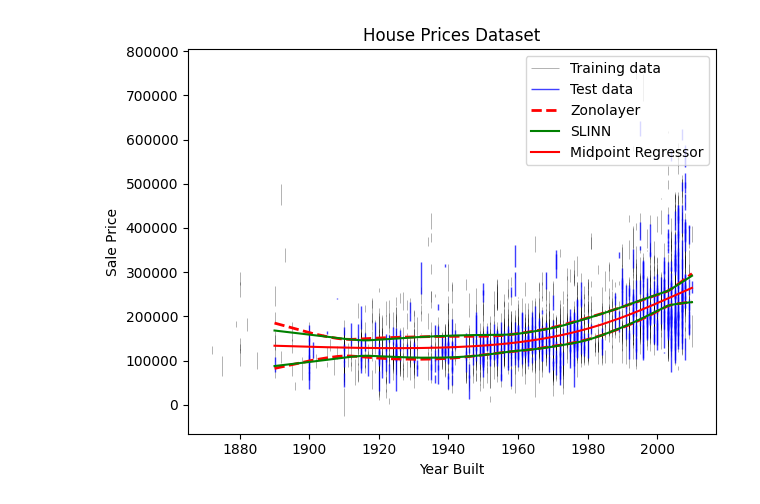
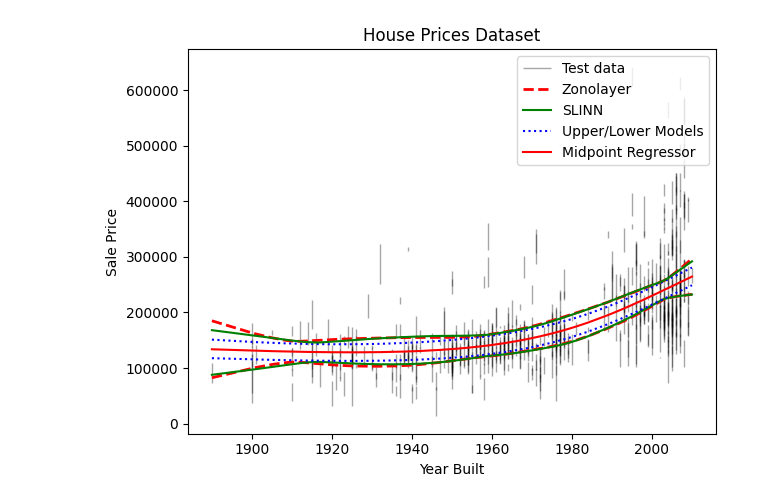
Before and after one commit to MattCodes03/Zonotopic-representations-of-imprecision-in-interval-valued-regression, a Jupyter notebook: Neural Network Regression/House_Prices.ipynb, the cells around one changed output. Saved outputs shown, nothing was run; the diff lists cells and outputs as text; code cells hidden in the pictures.

```diff
--- a/Neural Network Regression/House_Prices.ipynb
+++ b/Neural Network Regression/House_Prices.ipynb
@@ -357,15 +263,10 @@ yl_zl = np.asarray(yl_zl).squeeze()
 yu_zl = np.asarray(yu_zl).squeeze()
 midpoint_model = np.asarray(midpoint_model).squeeze()
 
-# X was standardised as:
-# X_scaled = (X - X_mean) / X_std
 
 x_train = x_train * X_std + X_mean
 x_test = x_test * X_std + X_mean
 
-
-# y was standardised as:
-# y_scaled = (y - y_mean) / y_std
 
 y_train_plot = y_train_plot * y_std + y_mean
 y_test_plot = y_test_plot * y_std + y_mean
@@ -398,6 +299,15 @@ midpoint_model = midpoint_model * y_std + y_mean
 train_idx = np.argsort(x_train)
 test_idx = np.argsort(x_test)
 
+upper_test = np.asarray(upper_test).squeeze()
+lower_test = np.asarray(lower_test).squeeze()
+
+upper_test = upper_test * y_std + y_mean
+lower_test = lower_test * y_std + y_mean
+
+upper_test_sorted = upper_test[test_idx]
+lower_test_sorted = lower_test[test_idx]
+
 x_train_sorted = x_train[train_idx]
 x_test_sorted = x_test[test_idx]
 
@@ -428,21 +338,11 @@ plt.figure()
 
 
 plt.vlines(
-    x_train_sorted,
-    y_lower_train_sorted,
-    y_upper_train_sorted,
-    color='black',
-    alpha=0.35,
-    linewidth=0.6,
-    label='Training data'
-)
-
-plt.vlines(
     x_test_sorted,
     y_lower_test_sorted,
     y_upper_test_sorted,
-    color='blue',
-    alpha=0.75,
+    color='black',
+    alpha=0.35,
     linewidth=1.0,
     label='Test data'
 )
@@ -471,36 +371,50 @@ plt.plot(
     label='SLINN'
 )
 
+plt.plot(
+    x_test_sorted,
+    lower_test_sorted,
+    'b:',
+    linewidth=1.5,
+    label='Upper/Lower Models'
+)
+
+plt.plot(
+    x_test_sorted,
+    upper_test_sorted,
+    'b:',
+    linewidth=1.5
+)
+
 # SLINN upper bound
 plt.plot(
     x_test_sorted,
     slinn_hi_sorted,
     color='green',
     linestyle='-',
     linewidth=1.5
 )
-
 
 plt.plot(
     x_test_sorted,
     midpoint_model_sorted,
     'r-',
     linewidth=1.5,
     label='Midpoint Regressor'
 )
 
 
 plt.xlabel('Year Built')
 plt.ylabel('Sale Price')
 
 plt.legend()
 plt.title("House Prices Dataset")
 plt.tight_layout()
 
 plt.savefig(
     "HousePricesNN.pdf",
     bbox_inches="tight"
 )
 plt.show()
 # %% [output]
-[figure, old version]
+[figure, new version]
```
Also changed, not shown: parts of 3 cells of this notebook, 10 other files.
